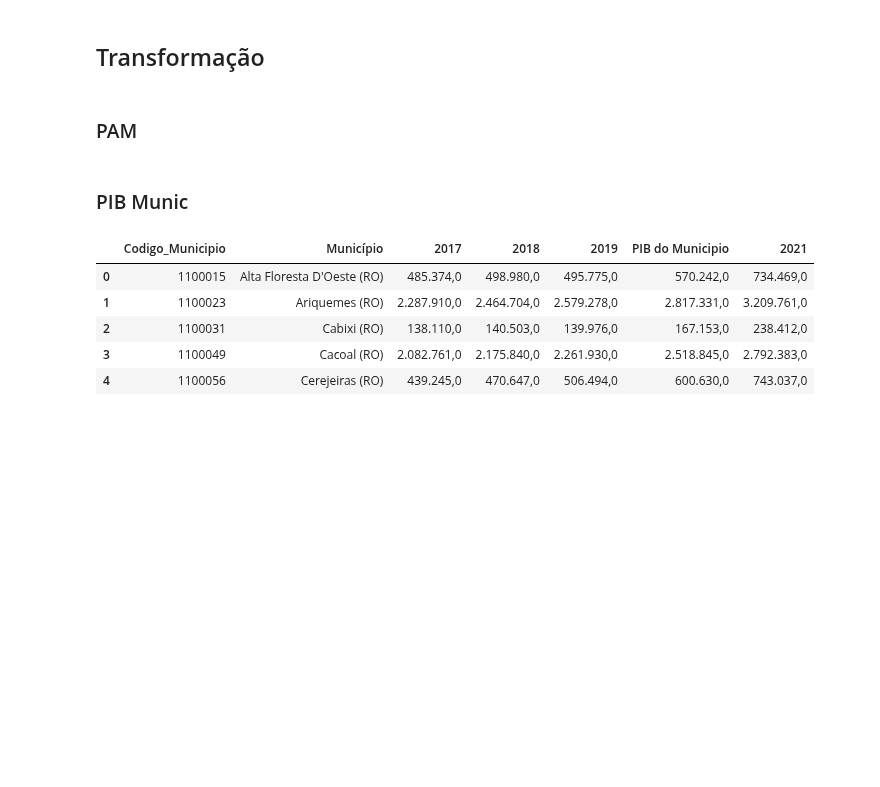
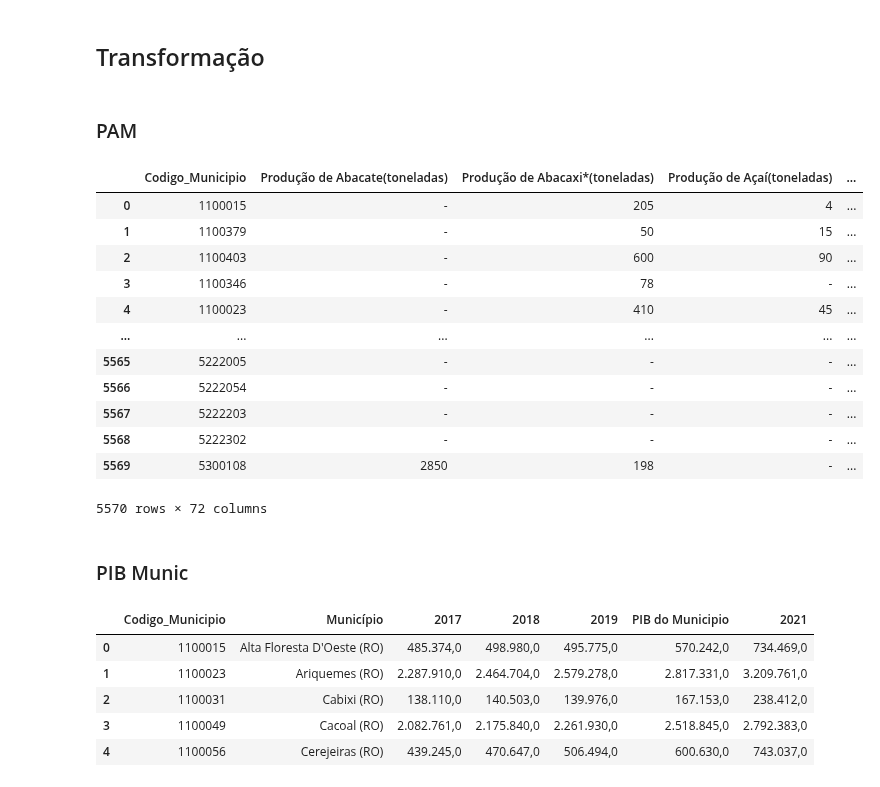
Before and after one commit to AHChaves/IC-InSAN, a Jupyter notebook: integracao.ipynb, the cells around one changed output. Cells and saved outputs as stored; diff of their text form; code cells hidden in the pictures; blank space fills up the shorter version.

```diff
--- a/integracao.ipynb
+++ b/integracao.ipynb
@@ -723,3 +731,21 @@ PAM(PAM_2020)
+# %%
+PAM_2020 = PAM(PAM_2020)
+# %%
+PAM_2020
+# %% [output]
+|  | Codigo_Municipio | Produção de Abacate(toneladas) | Produção de Abacaxi*(toneladas) | Produção de Açaí(toneladas) | ... |
+| 0 | 1100015 | - | 205 | 4 | ... |
+| 1 | 1100379 | - | 50 | 15 | ... |
+| 2 | 1100403 | - | 600 | 90 | ... |
+| 3 | 1100346 | - | 78 | - | ... |
+| 4 | 1100023 | - | 410 | 45 | ... |
+| ... | ... | ... | ... | ... | ... |
+| 5565 | 5222005 | - | - | - | ... |
+| 5566 | 5222054 | - | - | - | ... |
+| 5567 | 5222203 | - | - | - | ... |
+| 5568 | 5222302 | - | - | - | ... |
+| 5569 | 5300108 | 2850 | 198 | - | ... |
+5570 rows × 72 columns
 # %% [markdown]
 ### PIB Munic
 # %%
```
Also changed, not shown: parts of 42 cells of this notebook, 1 other file.
